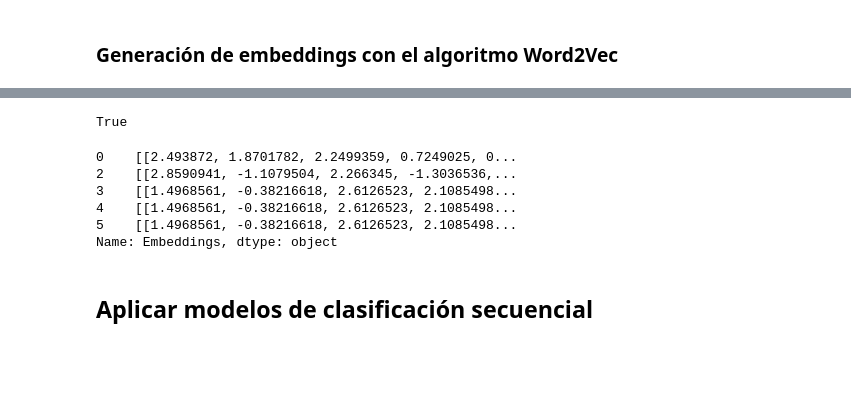
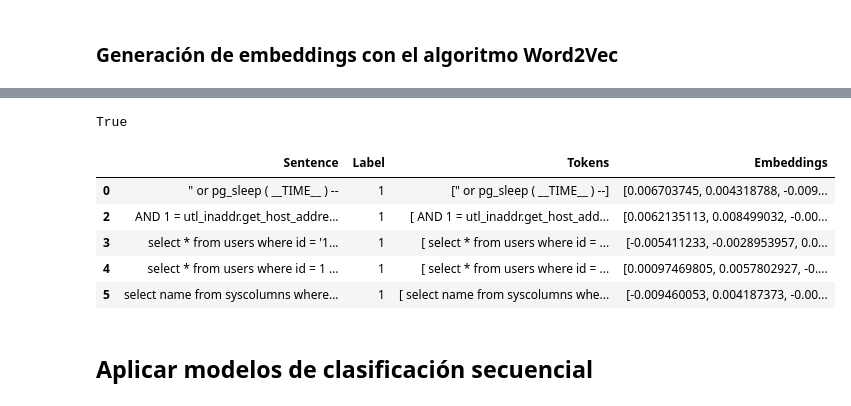
Before and after one commit to Guanart/TP-Final-BDM, a Jupyter notebook: notebooks/notebook.ipynb, the cells around one changed output, grey strips where cells are left out. Saved outputs shown, nothing was run; the diff lists cells and outputs as text; code cells hidden in the pictures; blank space fills up the shorter version.

```diff
--- a/notebooks/notebook.ipynb
+++ b/notebooks/notebook.ipynb
@@ -84,7 +84,11 @@ print(data.head())
 Source: https://openwebinars.net/blog/tecnicas-clave-para-procesamiento-texto-nlp/
 # %%
 # Generación de tokens con NLTK (Natural Language Toolkit)
-data['Tokens'] = data['Sentence'].apply(word_tokenize)  # toma una cadena de texto (Sentence) y la divide en una lista de palabras o tokens
+def sentence_to_list(sentence):
+    return [sentence]
+
+# data['Tokens'] = data['Sentence'].apply(word_tokenize)  # toma una cadena de texto (Sentence) y la divide en una lista de palabras o tokens
+data['Tokens'] = data['Sentence'].apply(sentence_to_list)
 sentences = data['Tokens'].tolist()
 
 for i, sentence in enumerate(sentences[8:15], start=8):
@@ -143,20 +131,19 @@ print(embeddings['SELECT'])
 # %%
 # Convertir las oraciones en secuencias de embeddings
 def sentence_to_embeddings(sentence):
-    return [embeddings[word] for word in sentence if word in embeddings]    # Por cada fila del dataset, obtiene el vector de embeddings de cada palabra en la oración, y lo guarda en una lista. Luego retorna la lista de vectores. En caso de que la palabra no esté en el diccionario de embeddings, no se considera, evitando errores y nulos.
+    return embeddings[sentence]    # Por cada fila del dataset, obtiene el vector de embeddings de cada palabra en la oración, y lo guarda en una lista. Luego retorna la lista de vectores. En caso de que la palabra no esté en el diccionario de embeddings, no se considera, evitando errores y nulos.
 
-data['Embeddings'] = data['Tokens'].apply(sentence_to_embeddings)
+data['Embeddings'] = data['Sentence'].apply(sentence_to_embeddings)
 print(len(data['Embeddings']) == len(data['Label']))
-display(data['Embeddings'].head())
-# display(data.head())
+display(data.head())
 # %% [output]
 True
-0    [[2.493872, 1.8701782, 2.2499359, 0.7249025, 0...
-2    [[2.8590941, -1.1079504, 2.266345, -1.3036536,...
-3    [[1.4968561, -0.38216618, 2.6126523, 2.1085498...
-4    [[1.4968561, -0.38216618, 2.6126523, 2.1085498...
-5    [[1.4968561, -0.38216618, 2.6126523, 2.1085498...
-Name: Embeddings, dtype: object
+|  | Sentence | Label | Tokens | Embeddings |
+| 0 | " or pg_sleep ( __TIME__ ) -- | 1 | [" or pg_sleep ( __TIME__ ) --] | [0.006703745, 0.004318788, -0.009... |
+| 2 | AND 1 = utl_inaddr.get_host_addre... | 1 | [ AND 1 = utl_inaddr.get_host_add... | [0.0062135113, 0.008499032, -0.00... |
+| 3 | select * from users where id = '1... | 1 | [ select * from users where id = ... | [-0.005411233, -0.0028953957, 0.0... |
+| 4 | select * from users where id = 1 ... | 1 | [ select * from users where id = ... | [0.00097469805, 0.0057802927, -0.... |
+| 5 | select name from syscolumns where... | 1 | [ select name from syscolumns whe... | [-0.009460053, 0.004187373, -0.00... |
 # %% [markdown]
 ## Aplicar modelos de clasificación secuencial
 # %% [markdown]
```
Also changed, not shown: parts of 6 cells of this notebook, 1 other file.
